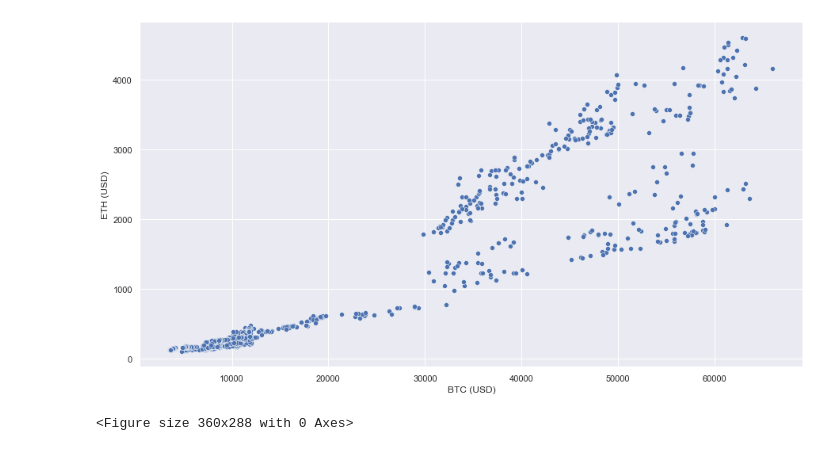
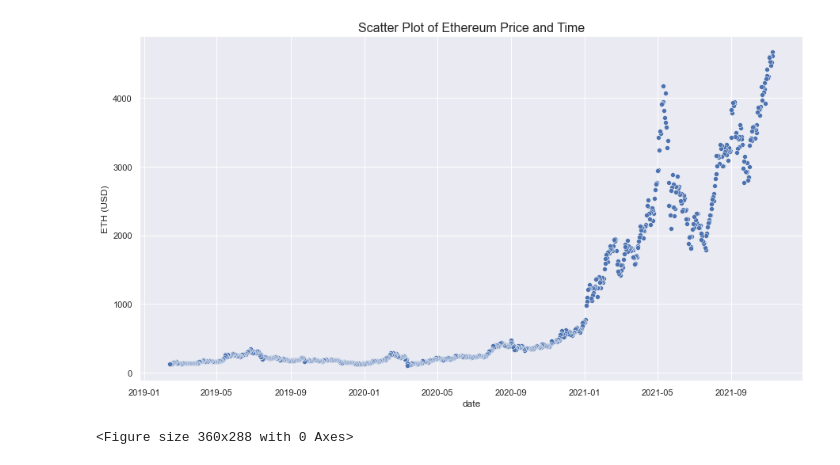
Before and after one commit to vedamy/Week_8_Project, a Jupyter notebook: week_8_project.py.ipynb, the cells around one changed output. Saved outputs shown, nothing was run; the diff lists cells and outputs as text; code cells hidden in the pictures.

```diff
--- a/week_8_project.py.ipynb
+++ b/week_8_project.py.ipynb
@@ -117,8 +82,9 @@ Text(0, 0.5, '45 day rolling correlation between BTC and ETH prices')
 # %%
 import seaborn as sns
-sns.scatterplot(x="BTC (USD)", y="ETH (USD)", data=crypto_data);
+sns.scatterplot(x="date", y='ETH (USD)', data=crypto_data)
+plt.title('Scatter Plot of Ethereum Price and Time', fontsize=16);
 # %% [output]
-[figure, old version]
+[figure, new version]
 # %%
 import seaborn as sns
 plt.figure(figsize=(5, 4))
```
Also changed, not shown: parts of 14 cells of this notebook.
